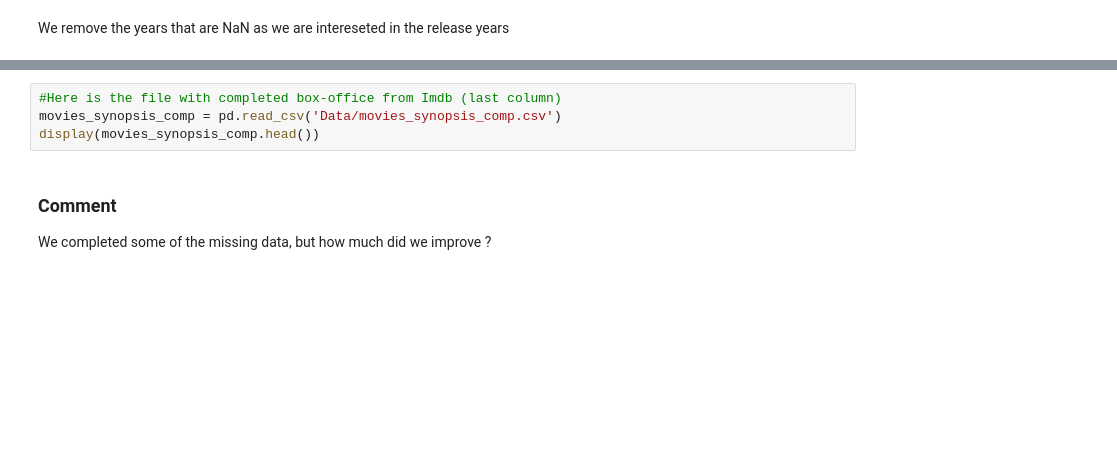
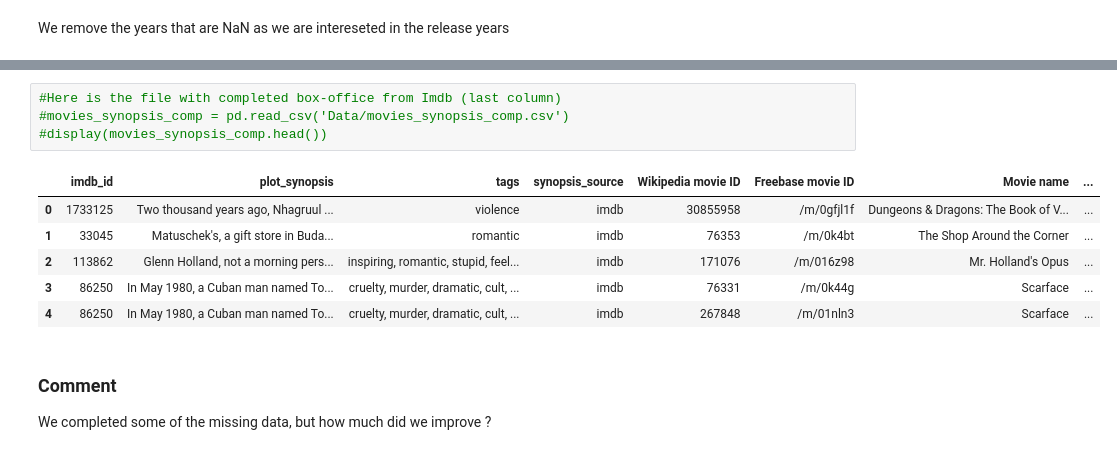
Before and after one commit to epfl-ada/ada-2024-project-padawans, a Jupyter notebook: results.ipynb, the cells around one changed output, grey strips where cells are left out. Cells and saved outputs as stored; diff of their text form; blank space fills up the shorter version.

```diff
--- a/results.ipynb
+++ b/results.ipynb
@@ -300,7 +342,14 @@ movies_synopsis_comp = movies_df_cleaned.copy()
 # %%
 #Here is the file with completed box-office from Imdb (last column)
-movies_synopsis_comp = pd.read_csv('Data/movies_synopsis_comp.csv')
-display(movies_synopsis_comp.head())
+#movies_synopsis_comp = pd.read_csv('Data/movies_synopsis_comp.csv')
+#display(movies_synopsis_comp.head())
+# %% [output]
+|  | imdb_id | plot_synopsis | tags | synopsis_source | Wikipedia movie ID | Freebase movie ID | Movie name | ... |
+| 0 | 1733125 | Two thousand years ago, Nhagruul ... | violence | imdb | 30855958 | /m/0gfjl1f | Dungeons & Dragons: The Book of V... | ... |
+| 1 | 33045 | Matuschek's, a gift store in Buda... | romantic | imdb | 76353 | /m/0k4bt | The Shop Around the Corner | ... |
+| 2 | 113862 | Glenn Holland, not a morning pers... | inspiring, romantic, stupid, feel... | imdb | 171076 | /m/016z98 | Mr. Holland's Opus | ... |
+| 3 | 86250 | In May 1980, a Cuban man named To... | cruelty, murder, dramatic, cult, ... | imdb | 76331 | /m/0k44g | Scarface | ... |
+| 4 | 86250 | In May 1980, a Cuban man named To... | cruelty, murder, dramatic, cult, ... | imdb | 267848 | /m/01nln3 | Scarface | ... |
 # %% [markdown]
 ### Comment
 
```
Also changed, not shown: parts of 34 cells of this notebook, 2 other files.
